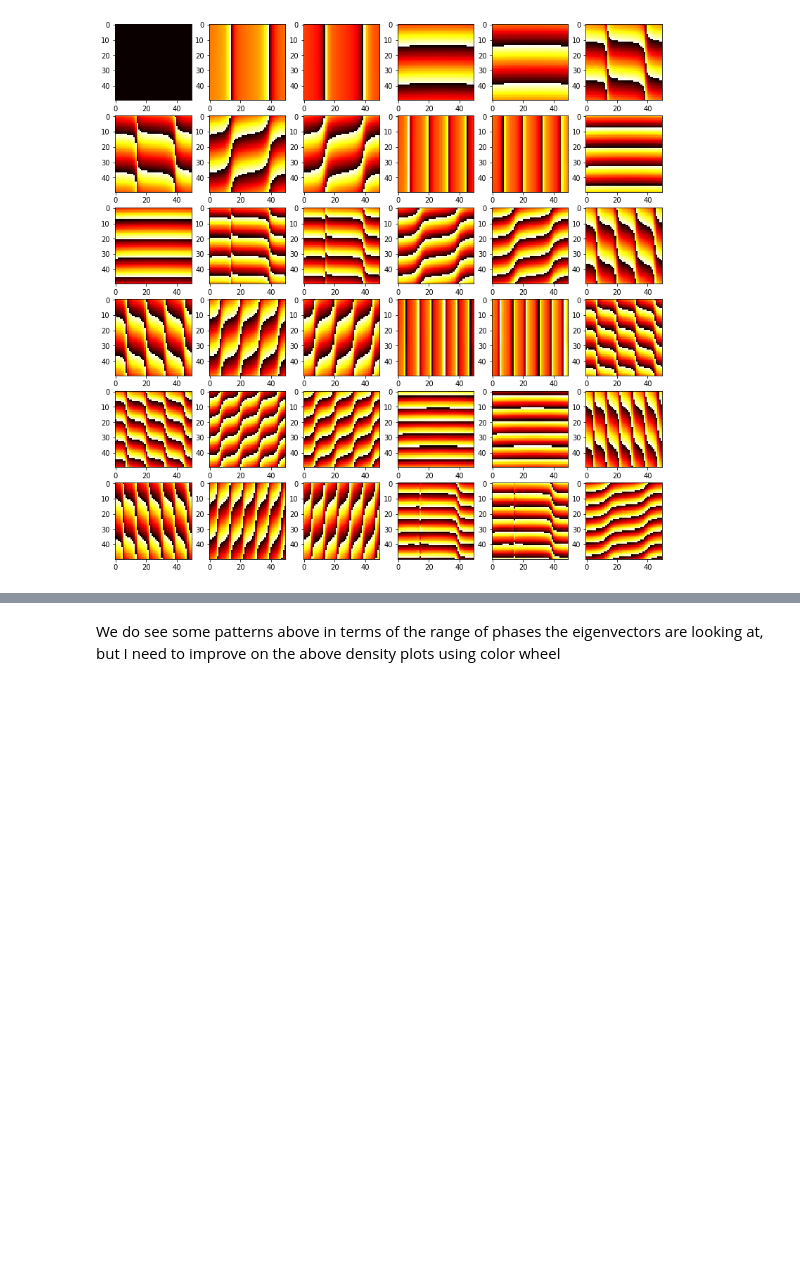
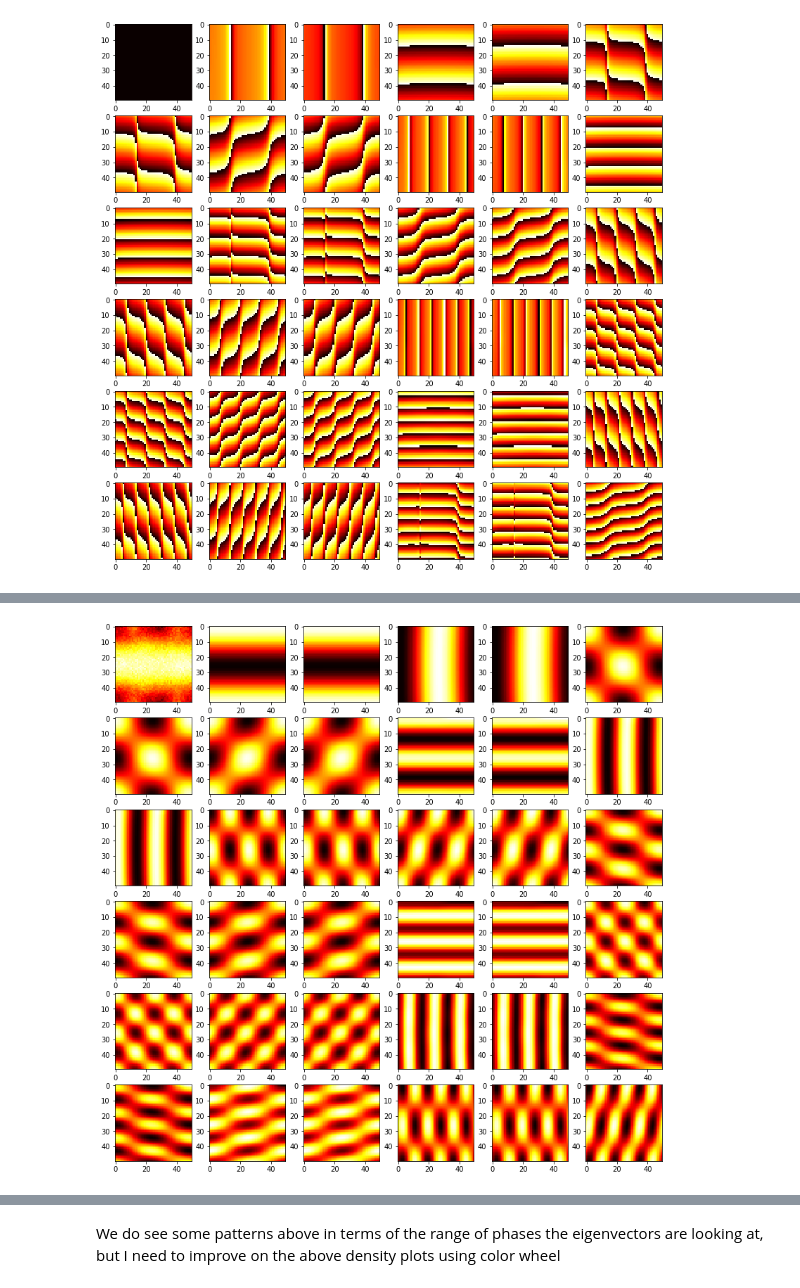
Before and after one commit to changmin-yu/ComplexEigen, a Jupyter notebook: evec2D_0124.ipynb, the cells around one changed output, grey strips where cells are left out. Drawn from its saved outputs; the diff is of its cells as text; code cells hidden in the pictures; blank space fills up the shorter version.

```diff
--- a/evec2D_0124.ipynb
+++ b/evec2D_0124.ipynb
@@ -86,7 +86,7 @@ def place_fields(x, y, n, density, mean=0):
             location6 = location - np.array([0, n])
             location7 = location - np.array([n, n])
             location_list = np.array([location, location2, location3, location4, location5, location6, location7])
-            density_matrix[r, s] = np.max([density(loc, np.array([x, y])+np.array([mean, 0]))
+            density_matrix[r, s] = np.max([density(loc, np.array([x, y])+np.array(mean))
                                            for loc in location_list])
     return np.ndarray.flatten(density_matrix)
 # %%
@@ -205,0 +212,18 @@ NameError: name 'rho8' is not defined
+# %%
+T_gaussian_asymmetric = np.zeros((N*N, N*N))
+for i in range(N):
+    for j in range(N):
+        a = place_fields(i, j, N, density=gaussian_density, mean=[0, 20])
+        a = a/np.sum(a)
+        T_gaussian_asymmetric[N*i+j, :] = a
+# %%
+T_gaussian_asymmetric_rightward = T_gaussian_asymmetric.copy()
+# %%
+eval_rightward, evec_rightward = np.linalg.eig(T_gaussian_asymmetric_rightward)
+# %%
+fig6, ax6 = plt.subplots(6, 6, figsize=(14, 14))
+for i in range(6):
+    for j in range(6):
+        ax6[i, j].imshow(np.real(evec_rightward[:, (6*i)+j].reshape((N, N))), cmap='hot')
+# %% [output]
+[figure, added]
```
Also changed, not shown: parts of 17 cells of this notebook.
